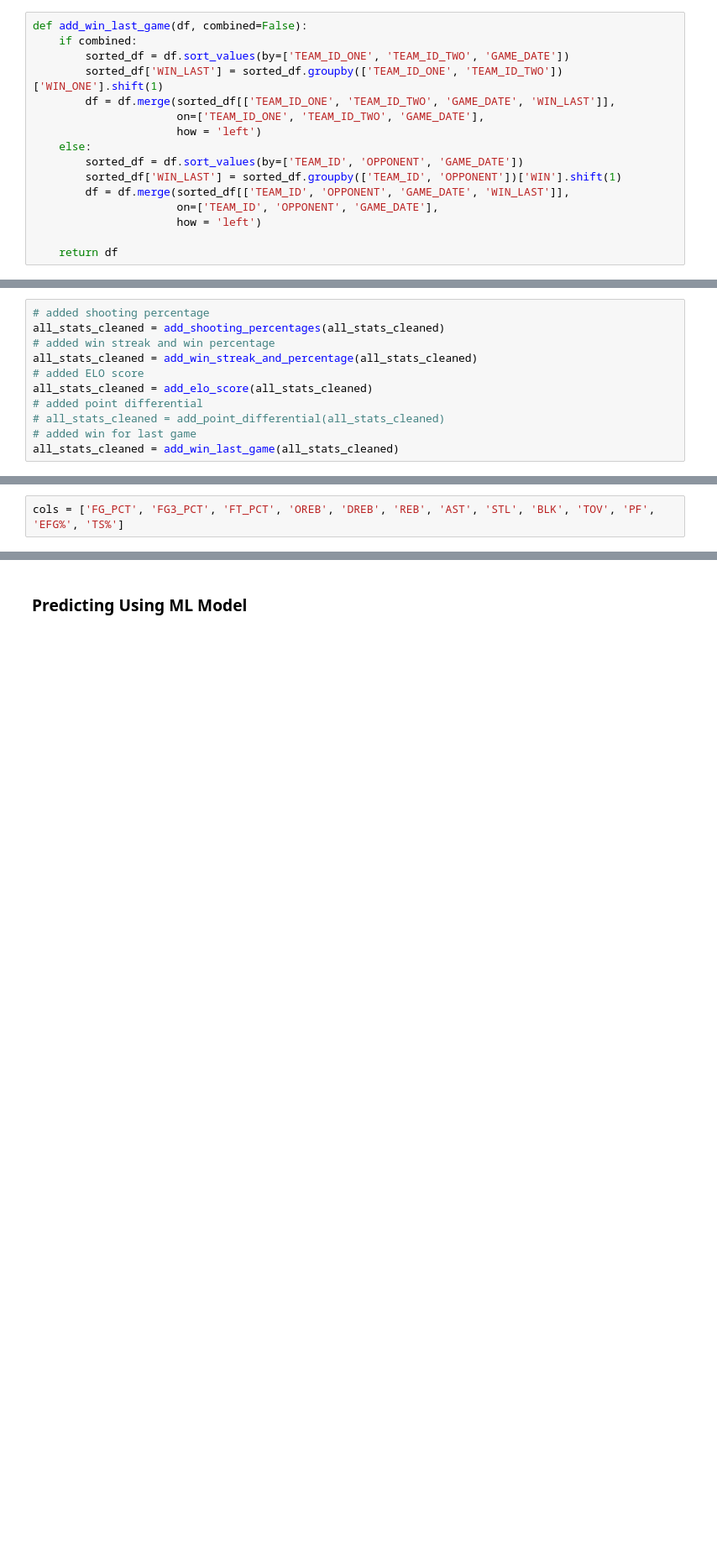
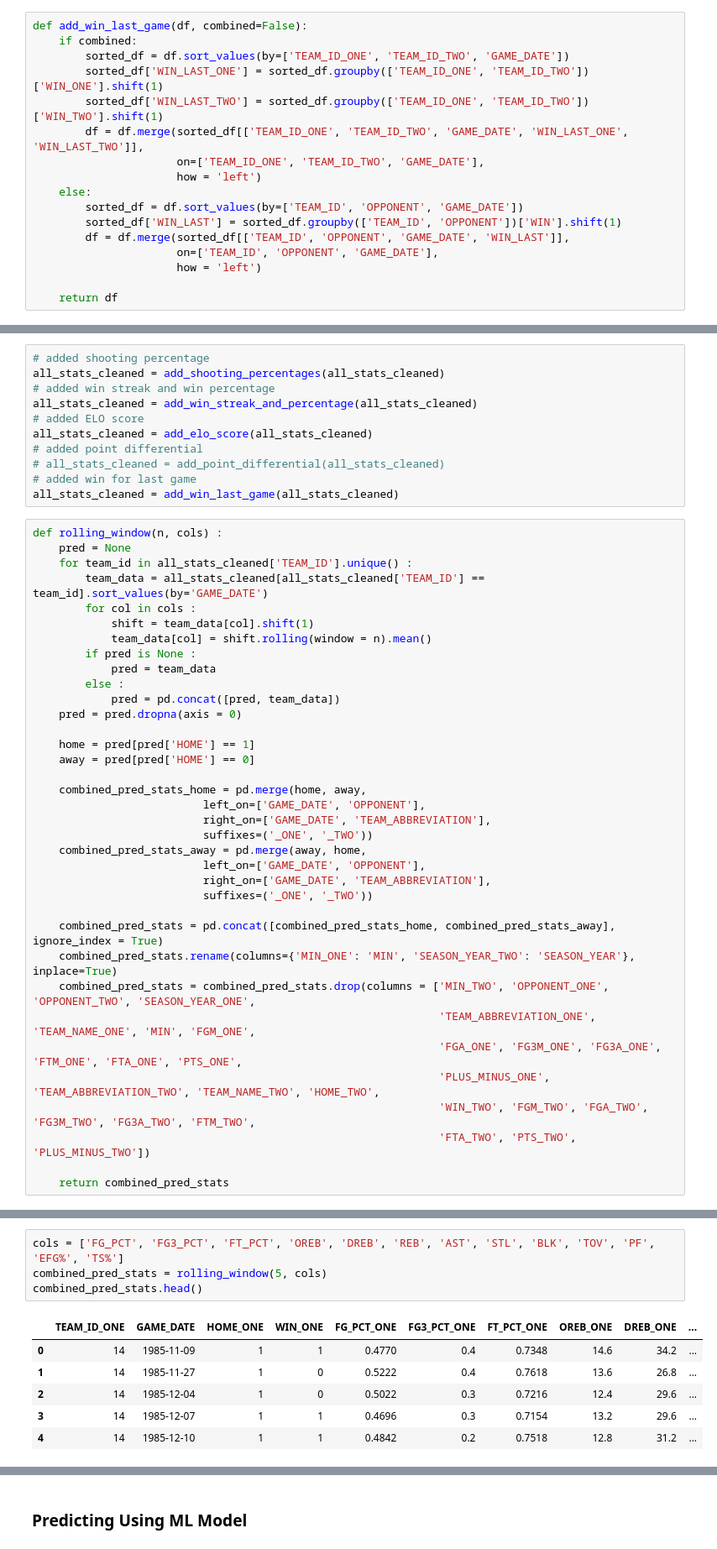
Before and after one commit to tanmbillawala/nba_game_predictor, a Jupyter notebook: CMPE257Project.ipynb, the cells around one changed output, grey strips where cells are left out. Shown at 84% size. Saved outputs shown, nothing was run; the diff lists cells and outputs as text; blank space fills up the shorter version.

```diff
--- a/CMPE257Project.ipynb
+++ b/CMPE257Project.ipynb
@@ -365,8 +427,9 @@ def add_point_differential(df, window = 5, combined=False):
 def add_win_last_game(df, combined=False):
     if combined:
         sorted_df = df.sort_values(by=['TEAM_ID_ONE', 'TEAM_ID_TWO', 'GAME_DATE'])
-        sorted_df['WIN_LAST'] = sorted_df.groupby(['TEAM_ID_ONE', 'TEAM_ID_TWO'])['WIN_ONE'].shift(1)
-        df = df.merge(sorted_df[['TEAM_ID_ONE', 'TEAM_ID_TWO', 'GAME_DATE', 'WIN_LAST']],
+        sorted_df['WIN_LAST_ONE'] = sorted_df.groupby(['TEAM_ID_ONE', 'TEAM_ID_TWO'])['WIN_ONE'].shift(1)
+        sorted_df['WIN_LAST_TWO'] = sorted_df.groupby(['TEAM_ID_ONE', 'TEAM_ID_TWO'])['WIN_TWO'].shift(1)
+        df = df.merge(sorted_df[['TEAM_ID_ONE', 'TEAM_ID_TWO', 'GAME_DATE', 'WIN_LAST_ONE', 'WIN_LAST_TWO']],
                       on=['TEAM_ID_ONE', 'TEAM_ID_TWO', 'GAME_DATE'],
                       how = 'left')
     else:
@@ -429,3 +510,39 @@ all_stats_cleaned = add_elo_score(all_stats_cleaned)
 # all_stats_cleaned = add_point_differential(all_stats_cleaned)
 # added win for last game
 all_stats_cleaned = add_win_last_game(all_stats_cleaned)
+# %%
+def rolling_window(n, cols) :
+    pred = None
+    for team_id in all_stats_cleaned['TEAM_ID'].unique() :
+        team_data = all_stats_cleaned[all_stats_cleaned['TEAM_ID'] == team_id].sort_values(by='GAME_DATE')
+        for col in cols :
+            shift = team_data[col].shift(1)
+            team_data[col] = shift.rolling(window = n).mean()
+        if pred is None :
+            pred = team_data
+        else :
+            pred = pd.concat([pred, team_data])
+    pred = pred.dropna(axis = 0)
+
+    home = pred[pred['HOME'] == 1]
+    away = pred[pred['HOME'] == 0]
+
+    combined_pred_stats_home = pd.merge(home, away,
+                          left_on=['GAME_DATE', 'OPPONENT'],
+                          right_on=['GAME_DATE', 'TEAM_ABBREVIATION'],
+                          suffixes=('_ONE', '_TWO'))
+    combined_pred_stats_away = pd.merge(away, home,
+                          left_on=['GAME_DATE', 'OPPONENT'],
+                          right_on=['GAME_DATE', 'TEAM_ABBREVIATION'],
+                          suffixes=('_ONE', '_TWO'))
+
+    combined_pred_stats = pd.concat([combined_pred_stats_home, combined_pred_stats_away], ignore_index = True)
+    combined_pred_stats.rename(columns={'MIN_ONE': 'MIN', 'SEASON_YEAR_TWO': 'SEASON_YEAR'}, inplace=True)
+    combined_pred_stats = combined_pred_stats.drop(columns = ['MIN_TWO', 'OPPONENT_ONE', 'OPPONENT_TWO', 'SEASON_YEAR_ONE',
+                                                              'TEAM_ABBREVIATION_ONE', 'TEAM_NAME_ONE', 'MIN', 'FGM_ONE',
+                                                              'FGA_ONE', 'FG3M_ONE', 'FG3A_ONE', 'FTM_ONE', 'FTA_ONE', 'PTS_ONE',
+                                                              'PLUS_MINUS_ONE', 'TEAM_ABBREVIATION_TWO', 'TEAM_NAME_TWO', 'HOME_TWO',
+                                                              'WIN_TWO', 'FGM_TWO', 'FGA_TWO', 'FG3M_TWO', 'FG3A_TWO', 'FTM_TWO',
+                                                              'FTA_TWO', 'PTS_TWO', 'PLUS_MINUS_TWO'])
+
+    return combined_pred_stats
@@ -432,2 +551,11 @@ all_stats_cleaned = add_win_last_game(all_stats_cleaned)
 # %%
 cols = ['FG_PCT', 'FG3_PCT', 'FT_PCT', 'OREB', 'DREB', 'REB', 'AST', 'STL', 'BLK', 'TOV', 'PF', 'EFG%', 'TS%']
+combined_pred_stats = rolling_window(5, cols)
+combined_pred_stats.head()
+# %% [output]
+|  | TEAM_ID_ONE | GAME_DATE | HOME_ONE | WIN_ONE | FG_PCT_ONE | FG3_PCT_ONE | FT_PCT_ONE | OREB_ONE | DREB_ONE | ... |
+| 0 | 14 | 1985-11-09 | 1 | 1 | 0.4770 | 0.4 | 0.7348 | 14.6 | 34.2 | ... |
+| 1 | 14 | 1985-11-27 | 1 | 0 | 0.5222 | 0.4 | 0.7618 | 13.6 | 26.8 | ... |
+| 2 | 14 | 1985-12-04 | 1 | 0 | 0.5022 | 0.3 | 0.7216 | 12.4 | 29.6 | ... |
+| 3 | 14 | 1985-12-07 | 1 | 1 | 0.4696 | 0.3 | 0.7154 | 13.2 | 29.6 | ... |
+| 4 | 14 | 1985-12-10 | 1 | 1 | 0.4842 | 0.2 | 0.7518 | 12.8 | 31.2 | ... |
```
Also changed, not shown: parts of 81 cells of this notebook, 2 other files.
